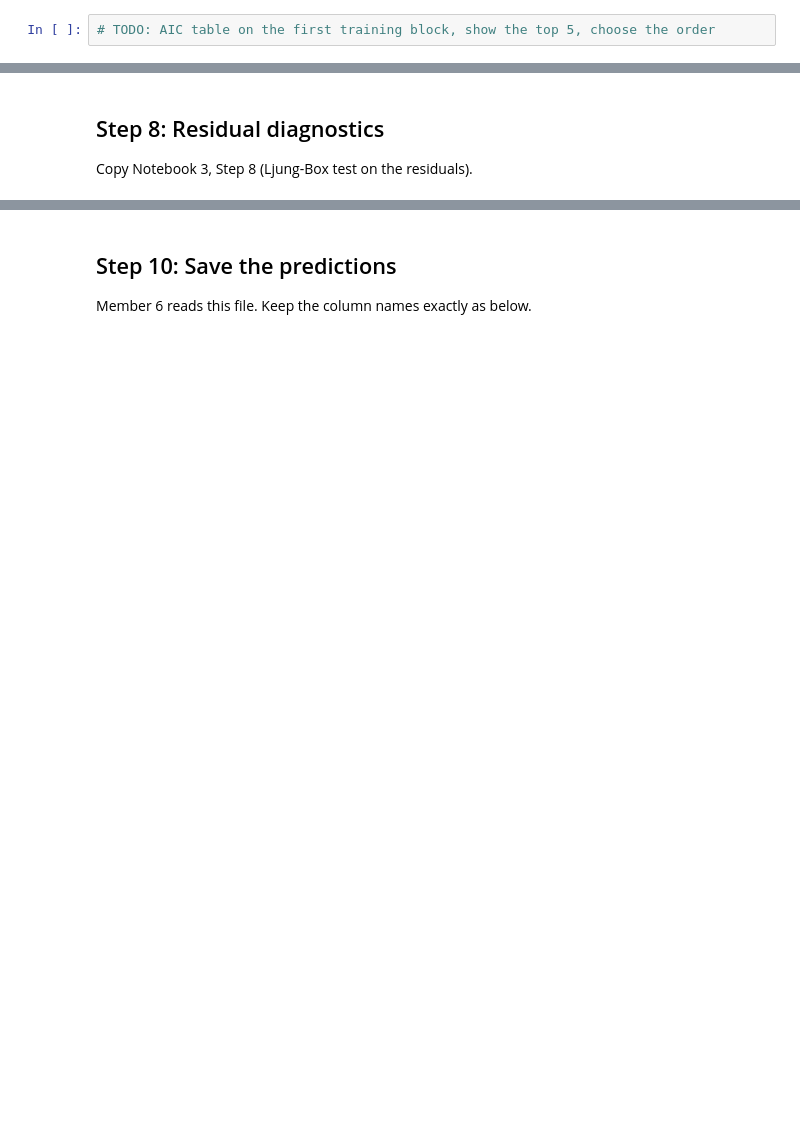
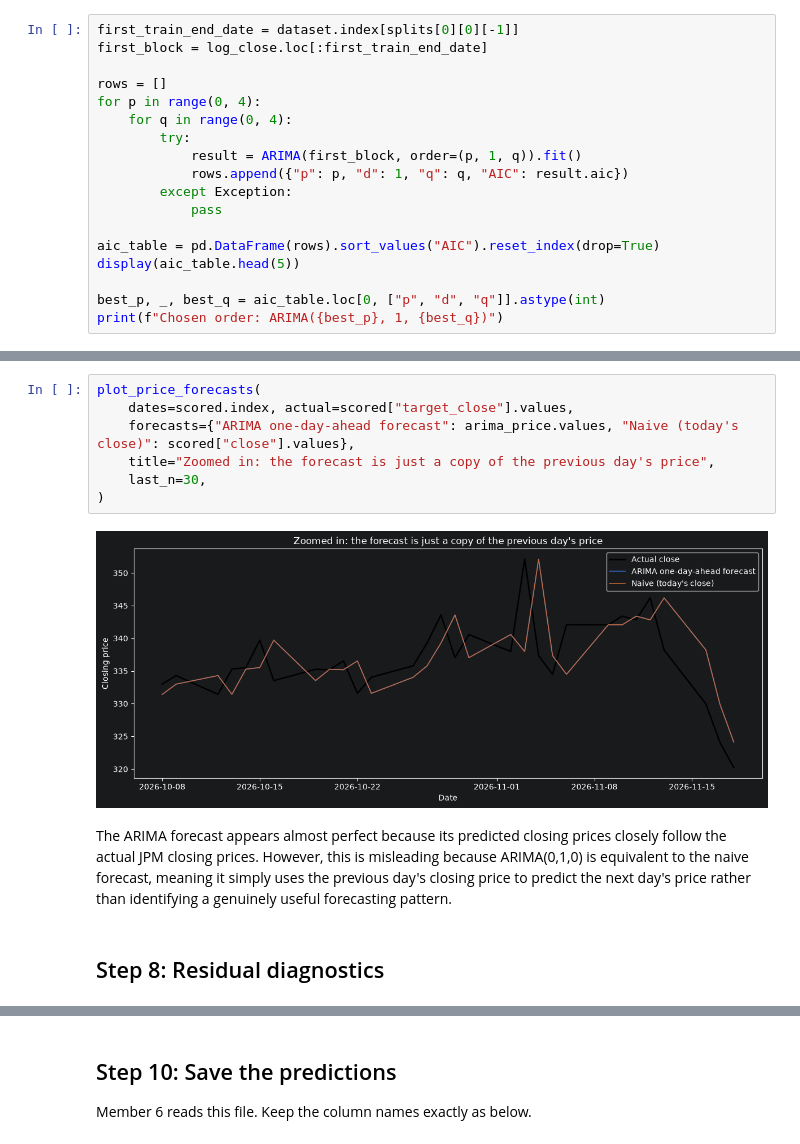
Before and after one commit to Matrixbenny/smm-202604-c2-module7-time-series, a Jupyter notebook: lab_2_classical_models.ipynb, the cells around one changed output, grey strips where cells are left out. Saved outputs shown, nothing was run; the diff lists cells and outputs as text; blank space fills up the shorter version.

```diff
--- a/lab_2_classical_models.ipynb
+++ b/lab_2_classical_models.ipynb
@@ -85,2 +114,18 @@ Copy from Notebook 3, Step 4. Choose p and q with the AIC on the **first trainin
 # %%
-# TODO: AIC table on the first training block, show the top 5, choose the order
+first_train_end_date = dataset.index[splits[0][0][-1]]
+first_block = log_close.loc[:first_train_end_date]
+
+rows = []
+for p in range(0, 4):
+    for q in range(0, 4):
+        try:
+            result = ARIMA(first_block, order=(p, 1, q)).fit()
+            rows.append({"p": p, "d": 1, "q": q, "AIC": result.aic})
+        except Exception:
+            pass
+
+aic_table = pd.DataFrame(rows).sort_values("AIC").reset_index(drop=True)
+display(aic_table.head(5))
+
+best_p, _, best_q = aic_table.loc[0, ["p", "d", "q"]].astype(int)
+print(f"Chosen order: ARIMA({best_p}, 1, {best_q})")
@@ -131,5 +326,14 @@ Copy Notebook 3, Step 7, and explain in two sentences why it looks perfect and w
+# %%
+plot_price_forecasts(
+    dates=scored.index, actual=scored["target_close"].values,
+    forecasts={"ARIMA one-day-ahead forecast": arima_price.values, "Naive (today's close)": scored["close"].values},
+    title="Zoomed in: the forecast is just a copy of the previous day's price",
+    last_n=30,
+)
+# %% [output]
+[figure, added]
+# %% [markdown]
+The ARIMA forecast appears almost perfect because its predicted closing prices closely follow the actual JPM closing prices. However, this is misleading because ARIMA(0,1,0) is equivalent to the naive forecast, meaning it simply uses the previous day's closing price to predict the next day's price rather than identifying a genuinely useful forecasting pattern.
 # %% [markdown]
 ## Step 8: Residual diagnostics
-
-Copy Notebook 3, Step 8 (Ljung-Box test on the residuals).
 # %%
```
Also changed, not shown: parts of 31 cells of this notebook, 1 other file.
